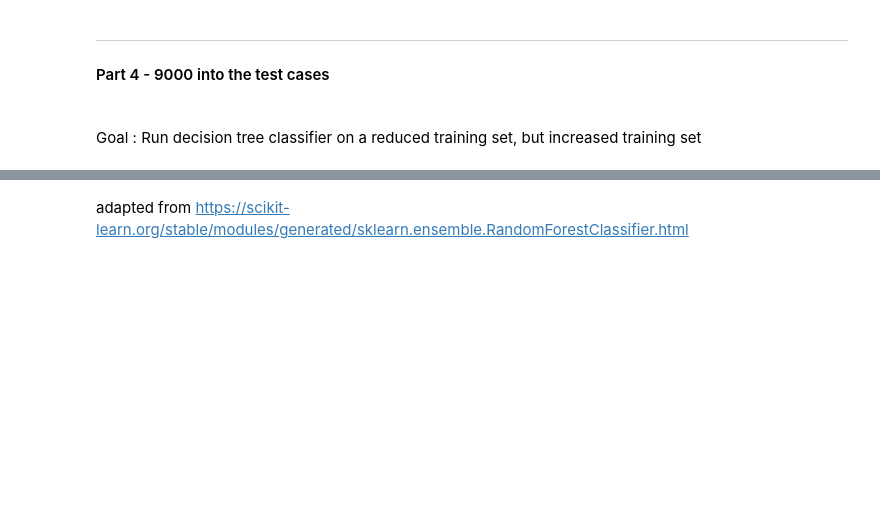
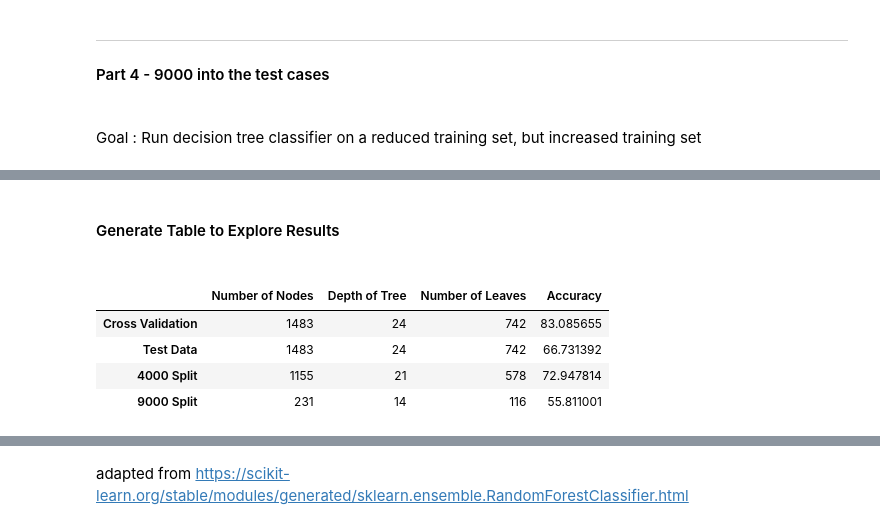
Before and after one commit to RachPatel/DMML_CW2_Group_20, a Jupyter notebook: Group_20_NoteBook_Progress.ipynb, the cells around one changed output, grey strips where cells are left out. Cells and saved outputs as stored; diff of their text form; code cells hidden in the pictures; blank space fills up the shorter version.

```diff
--- a/Group_20_NoteBook_Progress.ipynb
+++ b/Group_20_NoteBook_Progress.ipynb
@@ -298,13 +305,23 @@ Text(0.5, 1.0, 'Average score: 0.8362229102167182')
 # %%
 #train model with 10 fold validation,
 #cross_val_predict Get predictions from each split of cross-validation for diagnostic purposes.
-y_pred = cross_val_predict(classifier, X_train, y_train, cv=10)
+y_pred_J48_crossVal = cross_val_predict(J48_crossVal, X_train, y_train, cv=10)
 
 #confusion matrix generation
-conf_matrix_J48 = confusion_matrix(y_train, y_pred)
+conf_matrix_J48_crossVal = confusion_matrix(y_train, y_pred_J48_crossVal)
 
 #accuracy report
-classification_report_J48 = classification_report(y_train, y_pred)
+classification_report_J48_crossVal = classification_report(y_train, y_pred_J48_crossVal)
+
+#Tree topology metrics
+n_nodes_J48_crossVal = J48_crossVal.tree_.node_count
+depth_J48_crossVal = J48_crossVal.get_depth()
+num_Leaves_J48_crossVal = J48_crossVal.get_n_leaves()
+
+#Find the accuracy of this model based on the test data
+accuracy_J48_crossVal = accuracy_score(y_train, y_pred_J48_crossVal)*100
+
+J48_crossVal_data = [n_nodes_J48_crossVal, depth_J48_crossVal, num_Leaves_J48_crossVal, accuracy_J48_crossVal]
 # %%
 #Print Confusion matrix and other important results
 print("Confusion Matrix")
@@ -421,19 +481,29 @@ weighted avg       0.73      0.73      0.73      7090
 Goal : Run decision tree classifier on a reduced training set, but increased training set
 # %%
 #define the model to be used
-classifier_9000Split = DecisionTreeClassifier()
+J48_9000Split = DecisionTreeClassifier()
 
 #fit this model using the test data
-classifier_9000Split.fit(X_train_9000Split, y_train_9000Split)
+J48_9000Split.fit(X_train_9000Split, y_train_9000Split)
 
 #test this model on the seperated data
-y_pred_9000Split = classifier_9000Split.predict(X_test_9000Split)
+y_pred_J48_9000Split = J48_9000Split.predict(X_test_9000Split)
 
 #generate confusion matrix
-conf_matrix_9000Split = confusion_matrix(y_test_9000Split, y_pred_9000Split)
+conf_matrix_J48_9000Split = confusion_matrix(y_test_9000Split, y_pred_J48_9000Split)
 
 #generate classification report
-classification_report_9000Split = classification_report(y_test_9000Split, y_pred_9000Split)
+classification_report_J48_9000Split = classification_report(y_test_9000Split, y_pred_J48_9000Split)
+
+#Tree topology metrics
+n_nodes_J48_9000Split = J48_9000Split.tree_.node_count
+depth_J48_9000Split = J48_9000Split.get_depth()
+num_Leaves_J48_9000Split = J48_9000Split.get_n_leaves()
+
+#Find the accuracy of this model based on the test data
+accuracy_J48_9000Split = accuracy_score(y_test_9000Split, y_pred_J48_9000Split)*100
+
+J48_9000Split_data = [n_nodes_J48_9000Split, depth_J48_9000Split, num_Leaves_J48_9000Split, accuracy_J48_9000Split]
 # %%
 #Print Confusion matrix and other important results
 print("Confusion Matrix")
@@ -460,0 +536,14 @@ weighted avg       0.54      0.55      0.54      7090
+# %% [markdown]
+<h4> Generate Table to Explore Results <h4>
+# %%
+infoFrames = [J48_crossVal_data, J48_withTestData_data, J48_4000Split_data, J48_9000Split_data]
+
+J48_Table = pd.DataFrame(infoFrames, columns=["Number of Nodes", "Depth of Tree", "Number of Leaves", "Accuracy" ], index=['Cross Validation','Test Data','4000 Split','9000 Split'])
+
+J48_table
+# %% [output]
+|  | Number of Nodes | Depth of Tree | Number of Leaves | Accuracy |
+| Cross Validation | 1483 | 24 | 742 | 83.085655 |
+| Test Data | 1483 | 24 | 742 | 66.731392 |
+| 4000 Split | 1155 | 21 | 578 | 72.947814 |
+| 9000 Split | 231 | 14 | 116 | 55.811001 |
```
Also changed, not shown: parts of 53 cells of this notebook.
